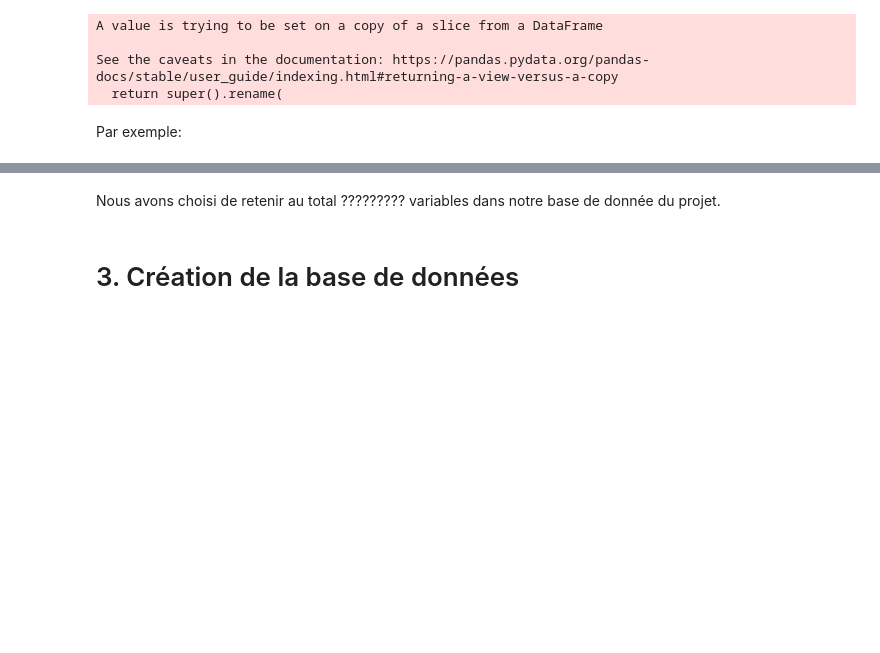
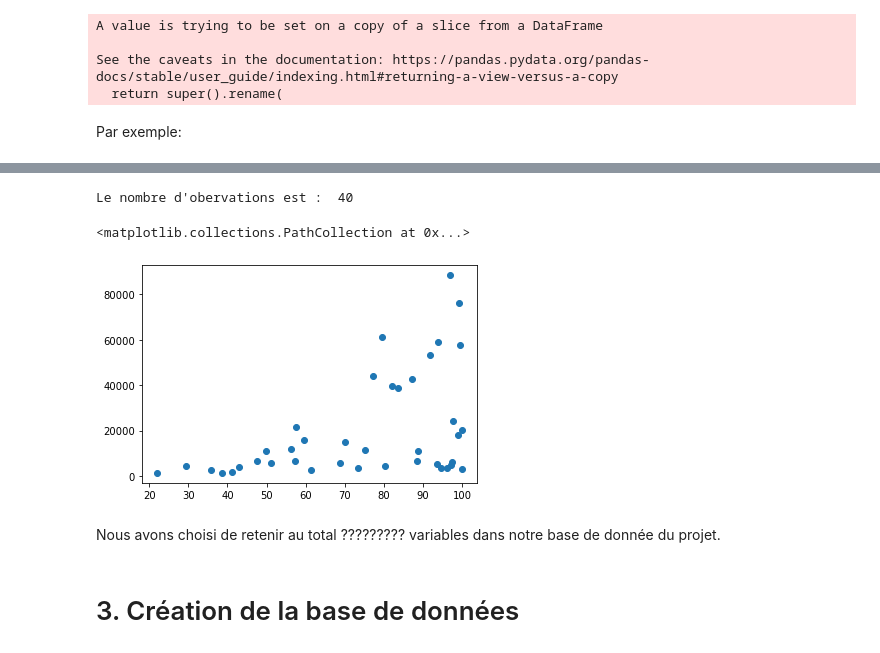
Before and after one commit to cmllbll/Gender-Inequalities-and-Development, a Jupyter notebook: Notebook final.ipynb, the cells around one changed output, grey strips where cells are left out. Cells and saved outputs as stored; diff of their text form; code cells hidden in the pictures; blank space fills up the shorter version.

```diff
--- a/Notebook final.ipynb
+++ b/Notebook final.ipynb
@@ -371,3 +417,11 @@ Puis nous avons étudié manuellement les indicateurs de ce dataframe et leurs c
+# %%
+#Exemple d'indicateur non pertinent : Educational attainment, at least completed lower secondary, population 25+, female (%) (cumulative)
+
+corr_indicateurs(df_female, df_pib_name, 'Educational attainment, at least completed lower secondary, population 25+, female (%) (cumulative)')
+# %% [output]
+Le nombre d'obervations est :  40
+<matplotlib.collections.PathCollection at 0x...>
+[figure, added]
 # %% [markdown]
 Nous avons choisi de retenir au total ????????? variables dans notre base de donnée du projet.
 # %% [markdown]
```
Also changed, not shown: parts of 8 cells of this notebook.
